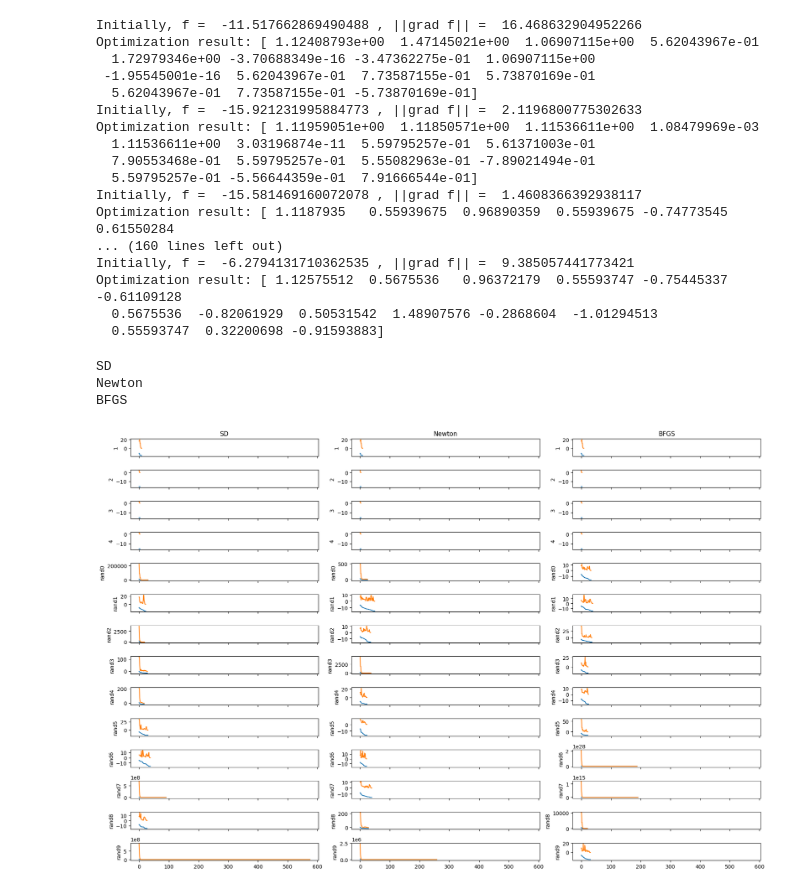
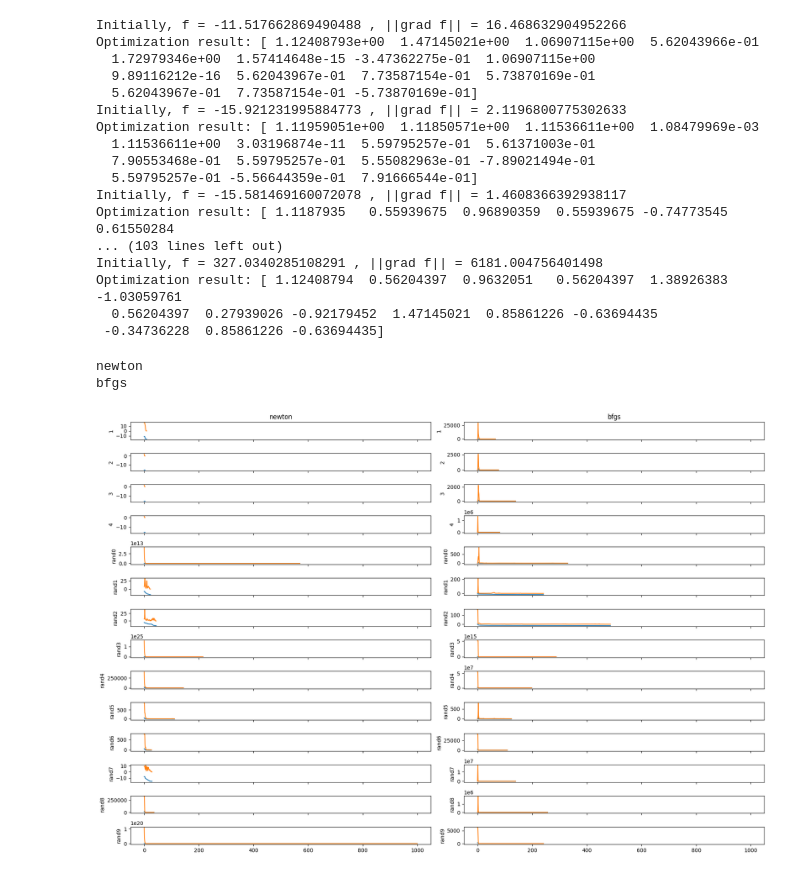
Before and after one commit to jvlad1979/cmsc660-dev, a Jupyter notebook: hw11/hw11.ipynb, the cells around one changed output. Drawn from its saved outputs; the diff is of its cells as text; code cells hidden in the pictures.

```diff
--- a/hw11/hw11.ipynb
+++ b/hw11/hw11.ipynb
@@ -259,7 +307,7 @@ import matplotlib.pyplot as plt
 fvalss = {}
 ngvalss = {}
 
-for direction, method in [(0, "SD"), (1, "Newton"), (2, "BFGS")]:
+for method in ["newton","bfgs"]:
     fvalss[method] = {}
     ngvalss[method] = {}
     xyzs = [initial_configuration(model,Na,rstar) for model in range(1,5)]
@@ -269,50 +317,49 @@ for direction, method in [(0, "SD"), (1, "Newton"), (2, "BFGS")]:
 
     x0s = [remove_rotations_translations(xyz) for xyz in xyzs]
     for conf,x0 in zip(confs,x0s):
-        xopt,fvals,ngvals = _trust_region(LJpot, LJgrad, LJhess, x0,max_iter=1000)
+        xopt,fvals,ngvals = _trust_region(LJpot, LJgrad, LJhess, x0,method=method,max_iter=1000,Delta_init=2)
         print("Optimization result:", xopt)
         fvalss[method][conf] = fvals
         ngvalss[method][conf] = ngvals
 # %% [output]
-Initially, f =  -11.517662869490488 , ||grad f|| =  16.468632904952266
-Optimization result: [ 1.12408793e+00  1.47145021e+00  1.06907115e+00  5.62043967e-01
-  1.72979346e+00 -3.70688349e-16 -3.47362275e-01  1.06907115e+00
- -1.95545001e-16  5.62043967e-01  7.73587155e-01  5.73870169e-01
-  5.62043967e-01  7.73587155e-01 -5.73870169e-01]
-Initially, f =  -15.921231995884773 , ||grad f|| =  2.1196800775302633
+Initially, f = -11.517662869490488 , ||grad f|| = 16.468632904952266
+Optimization result: [ 1.12408793e+00  1.47145021e+00  1.06907115e+00  5.62043966e-01
+  1.72979346e+00  1.57414648e-15 -3.47362275e-01  1.06907115e+00
+  9.89116212e-16  5.62043967e-01  7.73587154e-01  5.73870169e-01
+  5.62043967e-01  7.73587154e-01 -5.73870169e-01]
+Initially, f = -15.921231995884773 , ||grad f|| = 2.1196800775302633
 Optimization result: [ 1.11959051e+00  1.11850571e+00  1.11536611e+00  1.08479969e-03
   1.11536611e+00  3.03196874e-11  5.59795257e-01  5.61371003e-01
   7.90553468e-01  5.59795257e-01  5.55082963e-01 -7.89021494e-01
   5.59795257e-01 -5.56644359e-01  7.91666544e-01]
-Initially, f =  -15.581469160072078 , ||grad f|| =  1.4608366392938117
+Initially, f = -15.581469160072078 , ||grad f|| = 1.4608366392938117
 Optimization result: [ 1.1187935   0.55939675  0.96890359  0.55939675 -0.74773545  0.61550284
-... (160 lines left out)
-Initially, f =  -6.2794131710362535 , ||grad f|| =  9.385057441773421
-Optimization result: [ 1.12575512  0.5675536   0.96372179  0.55593747 -0.75445337 -0.61109128
-  0.5675536  -0.82061929  0.50531542  1.48907576 -0.2868604  -1.01294513
-  0.55593747  0.32200698 -0.91593883]
+... (103 lines left out)
+Initially, f = 327.0340285108291 , ||grad f|| = 6181.004756401498
+Optimization result: [ 1.12408794  0.56204397  0.9632051   0.56204397  1.38926383 -1.03059761
+  0.56204397  0.27939026 -0.92179452  1.47145021  0.85861226 -0.63694435
+ -0.34736228  0.85861226 -0.63694435]
 # %%
-fig,ax = plt.subplots(len(confs),3,figsize = (18,12), sharex=True)
+fig,ax = plt.subplots(len(confs),2,figsize = (18,12), sharex=True)
 for i,method in enumerate(list(fvalss.keys())):
     print(method)
     ax[0,i].set_title(f'{method}')
     for j,conf in enumerate(list(fvalss[method].keys())):
 
         # print(conf)
         ax[j,i].set_ylabel(f'{conf}')
         ax[j,i].plot(fvalss[method][conf])
         ax[j,i].plot(ngvalss[method][conf])
 
 plt.tight_layout()
 plt.show()
 #         ax[i].plot(fvals)
 # ax[0].plot(fvals)
 # ax[1].plot(ngvals)
 # %% [output]
-SD
-Newton
-BFGS
+newton
+bfgs
-[figure, old version]
+[figure, new version]
 # %%
 import numpy as np
 
```
Also changed, not shown: parts of 9 cells of this notebook.
